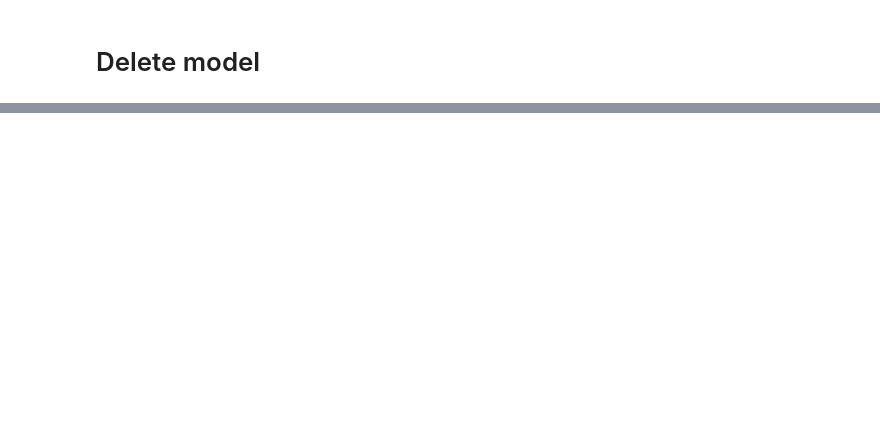
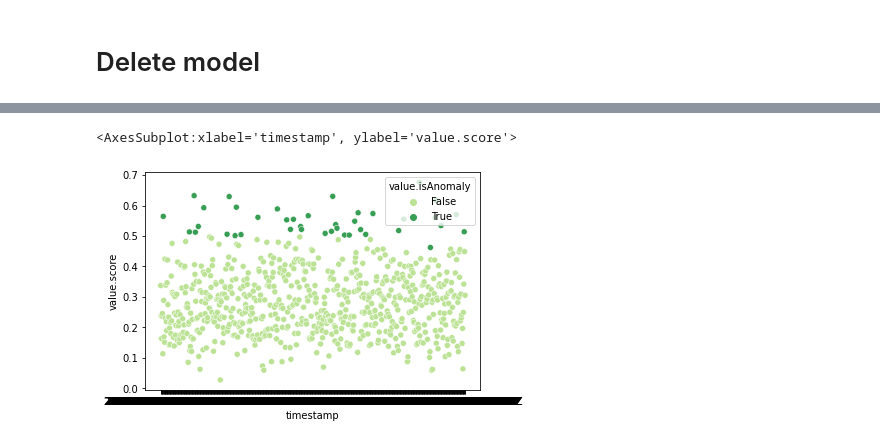
Before and after one commit to jr-MS/mvad-ga-bugbash, a Jupyter notebook: Multivariate Anomaly Detection API Sample.ipynb, the cells around one changed output, grey strips where cells are left out. Drawn from its saved outputs; the diff is of its cells as text; code cells hidden in the pictures; blank space fills up the shorter version.

```diff
--- a/Multivariate Anomaly Detection API Sample.ipynb
+++ b/Multivariate Anomaly Detection API Sample.ipynb
@@ -14,3 +15,10 @@ DATA_SCHEMA="{Please specify your dataSchema as MultiTable or OneTable.}"
+# %%
+ENDPOINT = "https://mvad-ga-1028.cognitiveservices.azure.com/anomalydetector/v1.1"
+HEADERS = {
+    "Ocp-Apim-Subscription-Key": "b0f338c3e9b94bc099b2b42f1fb0c4c2"
+}
+DATA_SOURCE_URL= "https://mvaddata1.blob.core.windows.net/mvad/sample_data_5_3000.csv"
+DATA_SCHEMA="OneTable"
 # %%
 API_MODEL = "{endpoint}/multivariate/models"
 API_MODEL_STATUS = "{endpoint}/multivariate/models/{model_id}"
@@ -78,4 +93,5 @@ print(f"result id = {result_id}")
 # %%
 res = requests.get(API_RESULTS.format(endpoint=ENDPOINT, result_id=result_id), headers=HEADERS)
-assert res.status_code == 200, f"Error occured. Error message: {res.content}"
-print(res.content)
+assert res.status_code == 200, f"Error occurred. Error message: {res.content}"
+batch_results=json.loads(res.content)
+batch_results
@@ -81,0 +116,3 @@ print(res.content)
+# %%
+batch_results_df=pd.json_normalize(batch_results,record_path=['results'])
+batch_results_df
@@ -106,0 +278,5 @@ print(res.content)
+# %%
+sns.scatterplot(x="timestamp",y="value.score",data=batch_results_df,hue="value.isAnomaly",palette="YlGn")
+# %% [output]
+<AxesSubplot:xlabel='timestamp', ylabel='value.score'>
+[figure, added]
```
Also changed, not shown: parts of 22 cells of this notebook, 1 other file.
